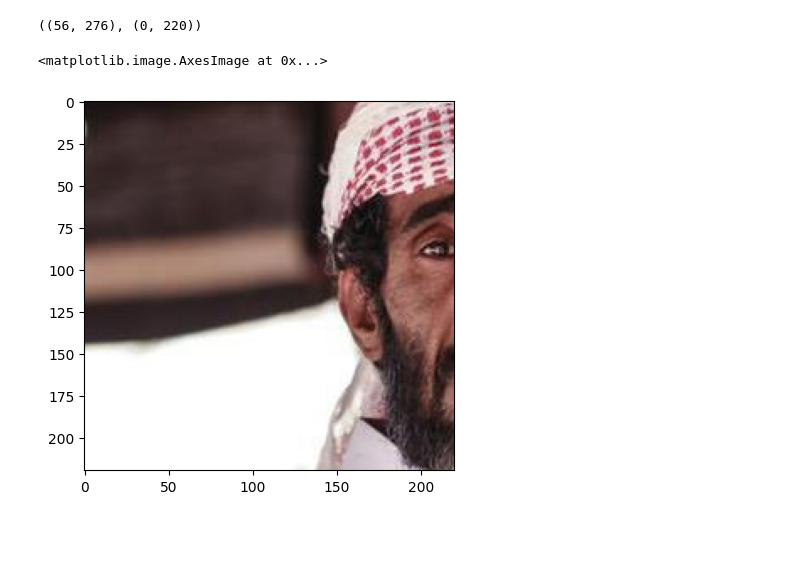
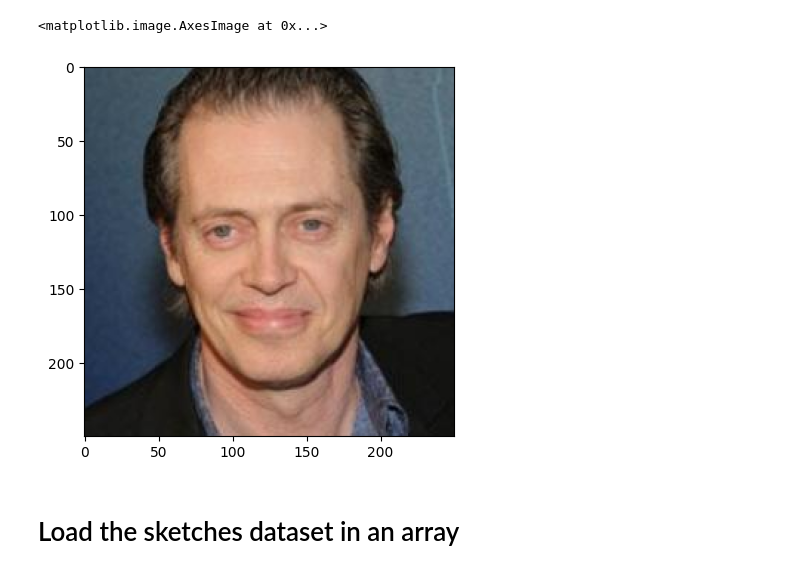
Before and after one commit to dcorballorenzo/FF2S, a Jupyter notebook: notebooks/Notebook Seb.ipynb, the cells around one changed output. Drawn from its saved outputs; the diff is of its cells as text; code cells hidden in the pictures; blank space fills up the shorter version.

```diff
--- a/notebooks/Notebook Seb.ipynb
+++ b/notebooks/Notebook Seb.ipynb
@@ -144,0 +8,9 @@ plt.imshow(raw_img_3)
+# %%
+#Define the path of the photos to load
+
+photo_path = "../raw_data/photo/photo1/"
+
+#Get the list of files in the path and sort it
+photo_list = os.listdir(photo_path)
+photo_list.sort()
+photo_list
@@ -144,0 +35,5 @@ plt.imshow(raw_img_3)
+# %%
+#retrieve all the photos and put them in an array
+
+photo_array= np.asarray([np.asarray(plt.imread(path+image)) for image in photo_list])
+photo_array
@@ -177,20 +62,7 @@ plt.imshow(img_3)
-# %%
-#new x and y coordinates
-
-y_min_3= y -int(np.ceil((220-h)/2))
-y_max_3 = y_min_3 + 220
-
-x_min_3= x -int(np.ceil((220-w)/2))
-x_max_3 = x_min_3 +220
-
-(y_min_3,y_max_3),(x_min_2,x_max_2)
-# %% [output]
-((56, 276), (0, 220))
-# %%
-#new image
-
-trunc_img_3=raw_img_3[y_min_3:y_max_3,x_min_3:x_max_3]
-plt.imshow(trunc_img_3)
-# %% [output]
-<matplotlib.image.AxesImage at 0x...>
-[figure, removed]
+# %%
+plt.imshow(photo_array[1])
+# %% [output]
+<matplotlib.image.AxesImage at 0x...>
+[figure, added]
+# %% [markdown]
+# Load the sketches dataset in an array
```
Also changed, not shown: parts of 20 cells of this notebook.
